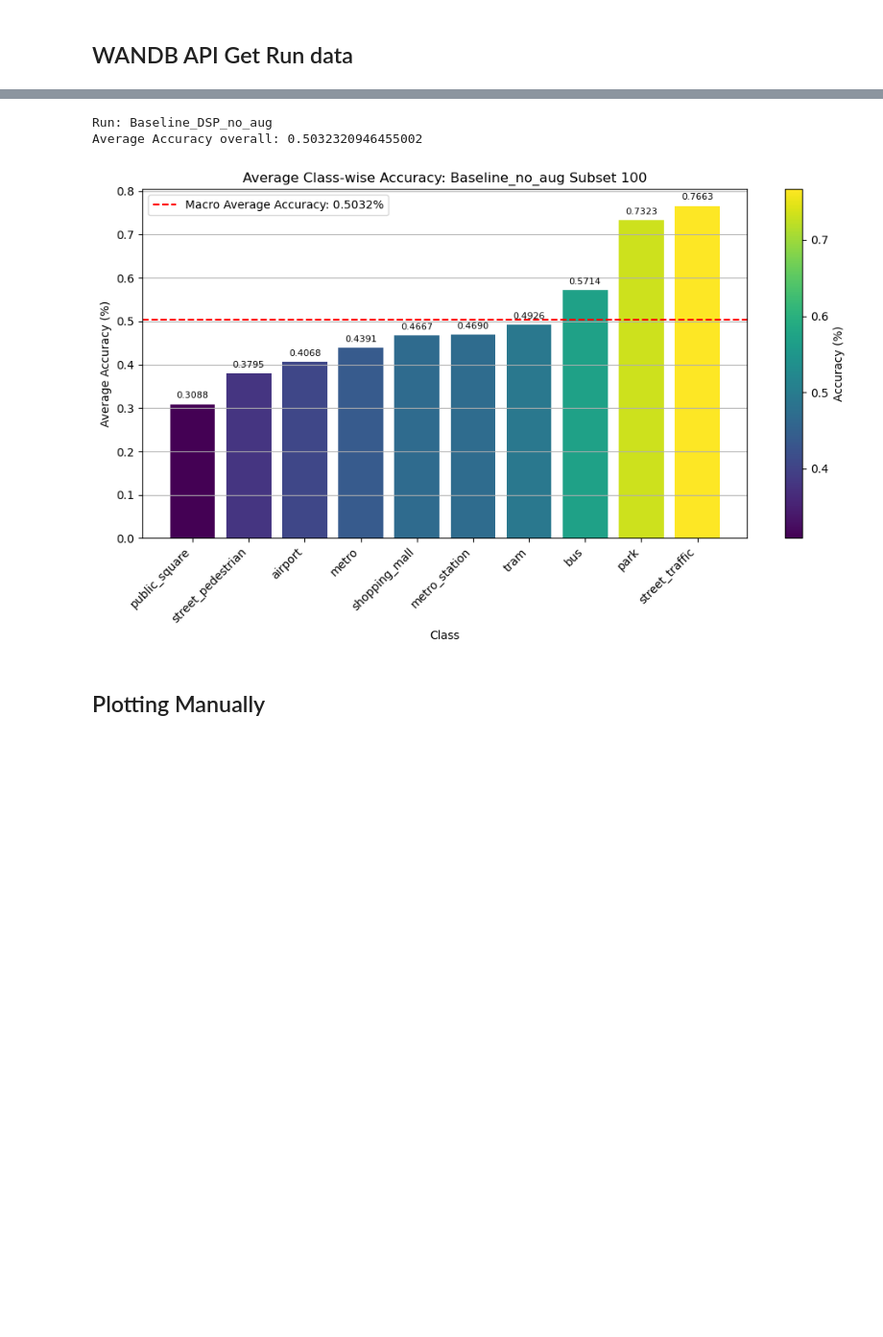
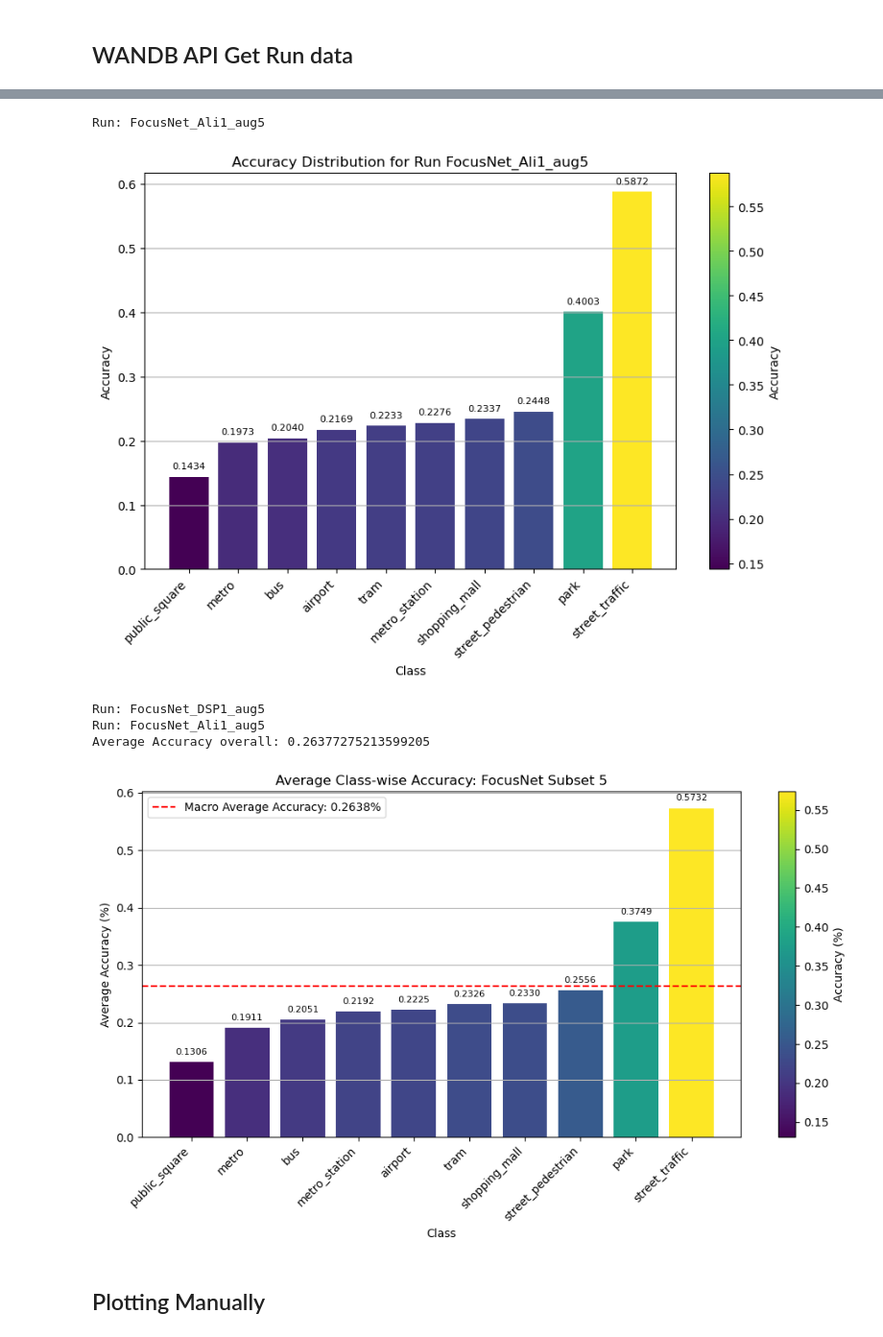
Before and after one commit to CPJKU/dcase2024_task1_baseline, a Jupyter notebook: test.ipynb, the cells around one changed output, grey strips where cells are left out. Shown at 96% size. Cells and saved outputs as stored; diff of their text form; code cells hidden in the pictures; blank space fills up the shorter version.

```diff
--- a/test.ipynb
+++ b/test.ipynb
@@ -78,7 +78,7 @@ from matplotlib.colors import Normalize
 entity, project = "seanyeo300", "DCASE24_Task1"
 
 # List of run IDs to extract
-run_id_list = ["e21znxl1"]
+run_id_list = ["srq5lv8d", "24r6wnps"]
 
 # Initialize the WandB API
 api = wandb.Api()
@@ -197,7 +197,7 @@ plt.figure(figsize=(10, 6))
 bars = plt.bar(sorted_classes, sorted_avg_accuracies, color=color_map(color_intensities))
 plt.xlabel('Class')
 plt.ylabel('Average Accuracy (%)')
-plt.title('Average Class-wise Accuracy: Baseline_no_aug Subset 100')
+plt.title('Average Class-wise Accuracy: FocusNet Subset 5')
 plt.xticks(rotation=45, ha='right')
 plt.grid(axis='y')
 
@@ -222,6 +222,9 @@ Run: Baseline_DSP_no_aug
-Run: Baseline_DSP_no_aug
-Average Accuracy overall: 0.5032320946455002
+Run: FocusNet_Ali1_aug5
-[figure, old version]
+[figure, new version]
+Run: FocusNet_DSP1_aug5
+Run: FocusNet_Ali1_aug5
+Average Accuracy overall: 0.26377275213599205
+[figure, added]
 # %% [markdown]
 ## Plotting Manually
 # %%
```
Also changed, not shown: parts of 8 cells of this notebook.
